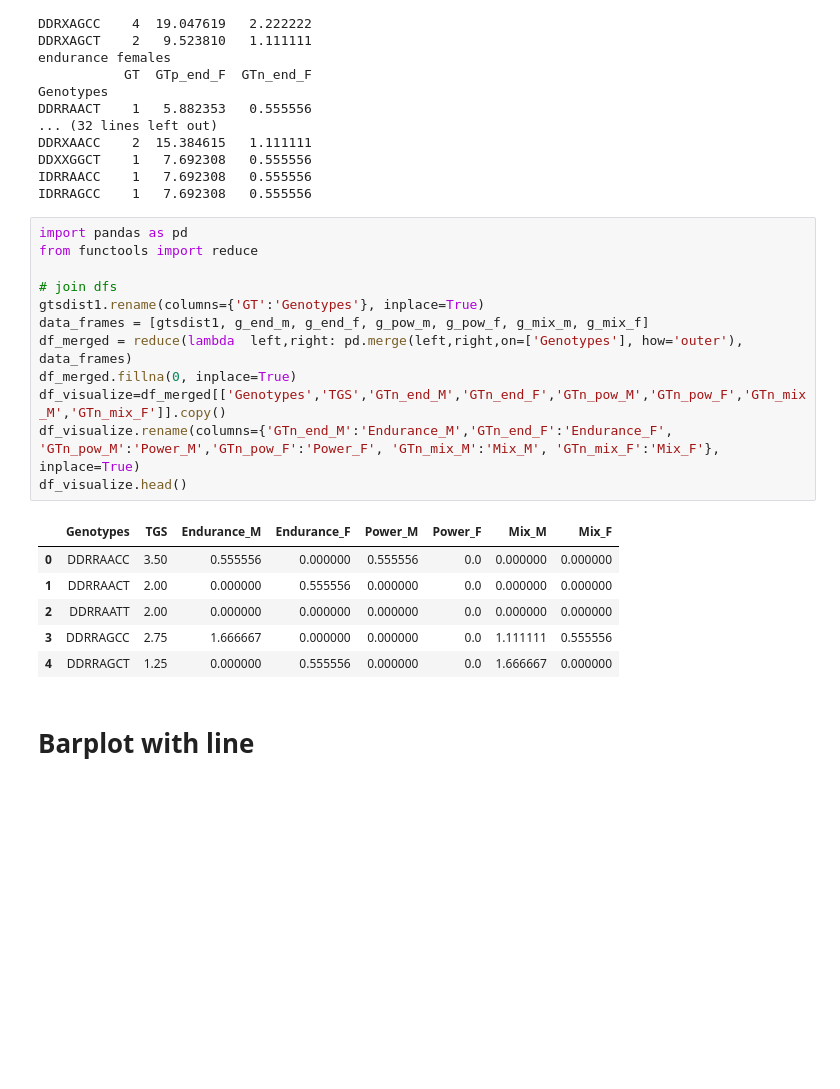
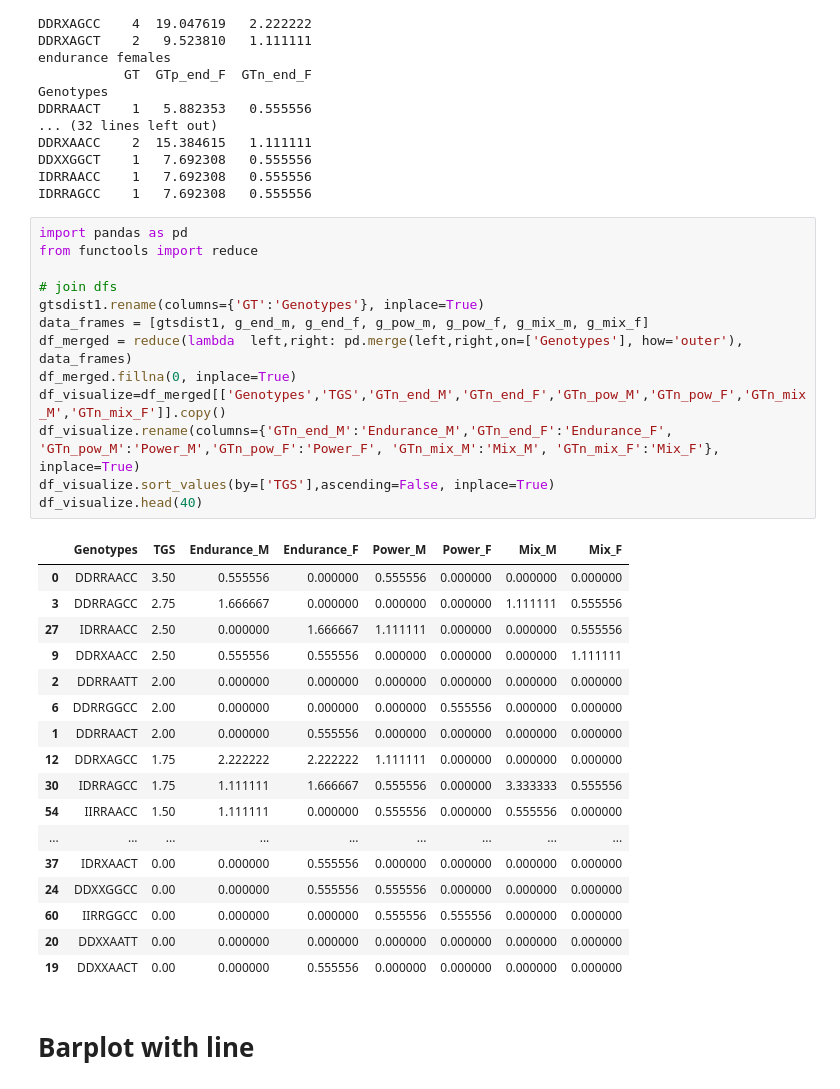
Before and after one commit to erinijapranckeviciene/ppolygenic, a Jupyter notebook: ppolygenic.ipynb, the cells around one changed output. Drawn from its saved outputs; the diff is of its cells as text; blank space fills up the shorter version.

```diff
--- a/ppolygenic.ipynb
+++ b/ppolygenic.ipynb
@@ -439,22 +439,34 @@ IDRRAGCC    1   7.692308   0.555556
 # %%
 import pandas as pd
 from functools import reduce
 
 # join dfs
 gtsdist1.rename(columns={'GT':'Genotypes'}, inplace=True)
 data_frames = [gtsdist1, g_end_m, g_end_f, g_pow_m, g_pow_f, g_mix_m, g_mix_f]
 df_merged = reduce(lambda  left,right: pd.merge(left,right,on=['Genotypes'], how='outer'), data_frames)
 df_merged.fillna(0, inplace=True)
 df_visualize=df_merged[['Genotypes','TGS','GTn_end_M','GTn_end_F','GTn_pow_M','GTn_pow_F','GTn_mix_M','GTn_mix_F']].copy()
 df_visualize.rename(columns={'GTn_end_M':'Endurance_M','GTn_end_F':'Endurance_F', 'GTn_pow_M':'Power_M','GTn_pow_F':'Power_F', 'GTn_mix_M':'Mix_M', 'GTn_mix_F':'Mix_F'}, inplace=True)
-df_visualize.head()
+df_visualize.sort_values(by=['TGS'],ascending=False, inplace=True)
+df_visualize.head(40)
 # %% [output]
 |  | Genotypes | TGS | Endurance_M | Endurance_F | Power_M | Power_F | Mix_M | Mix_F |
-| 0 | DDRRAACC | 3.50 | 0.555556 | 0.000000 | 0.555556 | 0.0 | 0.000000 | 0.000000 |
-| 1 | DDRRAACT | 2.00 | 0.000000 | 0.555556 | 0.000000 | 0.0 | 0.000000 | 0.000000 |
-| 2 | DDRRAATT | 2.00 | 0.000000 | 0.000000 | 0.000000 | 0.0 | 0.000000 | 0.000000 |
-| 3 | DDRRAGCC | 2.75 | 1.666667 | 0.000000 | 0.000000 | 0.0 | 1.111111 | 0.555556 |
-| 4 | DDRRAGCT | 1.25 | 0.000000 | 0.555556 | 0.000000 | 0.0 | 1.666667 | 0.000000 |
+| 0 | DDRRAACC | 3.50 | 0.555556 | 0.000000 | 0.555556 | 0.000000 | 0.000000 | 0.000000 |
+| 3 | DDRRAGCC | 2.75 | 1.666667 | 0.000000 | 0.000000 | 0.000000 | 1.111111 | 0.555556 |
+| 27 | IDRRAACC | 2.50 | 0.000000 | 1.666667 | 1.111111 | 0.000000 | 0.000000 | 0.555556 |
+| 9 | DDRXAACC | 2.50 | 0.555556 | 0.555556 | 0.000000 | 0.000000 | 0.000000 | 1.111111 |
+| 2 | DDRRAATT | 2.00 | 0.000000 | 0.000000 | 0.000000 | 0.000000 | 0.000000 | 0.000000 |
+| 6 | DDRRGGCC | 2.00 | 0.000000 | 0.000000 | 0.000000 | 0.555556 | 0.000000 | 0.000000 |
+| 1 | DDRRAACT | 2.00 | 0.000000 | 0.555556 | 0.000000 | 0.000000 | 0.000000 | 0.000000 |
+| 12 | DDRXAGCC | 1.75 | 2.222222 | 2.222222 | 1.111111 | 0.000000 | 0.000000 | 0.000000 |
+| 30 | IDRRAGCC | 1.75 | 1.111111 | 1.666667 | 0.555556 | 0.000000 | 3.333333 | 0.555556 |
+| 54 | IIRRAACC | 1.50 | 1.111111 | 0.000000 | 0.555556 | 0.000000 | 0.555556 | 0.000000 |
+| ... | ... | ... | ... | ... | ... | ... | ... | ... |
+| 37 | IDRXAACT | 0.00 | 0.000000 | 0.555556 | 0.000000 | 0.000000 | 0.000000 | 0.000000 |
+| 24 | DDXXGGCC | 0.00 | 0.000000 | 0.555556 | 0.555556 | 0.000000 | 0.000000 | 0.000000 |
+| 60 | IIRRGGCC | 0.00 | 0.000000 | 0.000000 | 0.555556 | 0.555556 | 0.000000 | 0.000000 |
+| 20 | DDXXAATT | 0.00 | 0.000000 | 0.000000 | 0.000000 | 0.000000 | 0.000000 | 0.000000 |
+| 19 | DDXXAACT | 0.00 | 0.000000 | 0.555556 | 0.000000 | 0.000000 | 0.000000 | 0.000000 |
 # %% [markdown]
 # Barplot with line
 # %%
```
Also changed, not shown: parts of 1 cell of this notebook.
